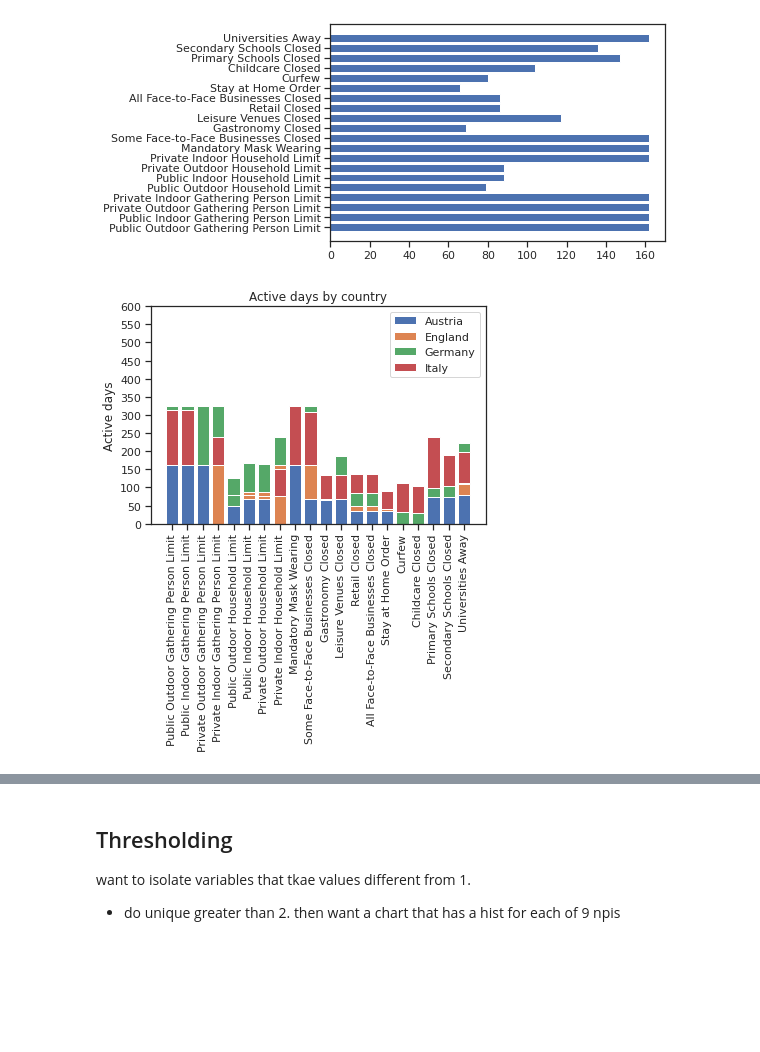
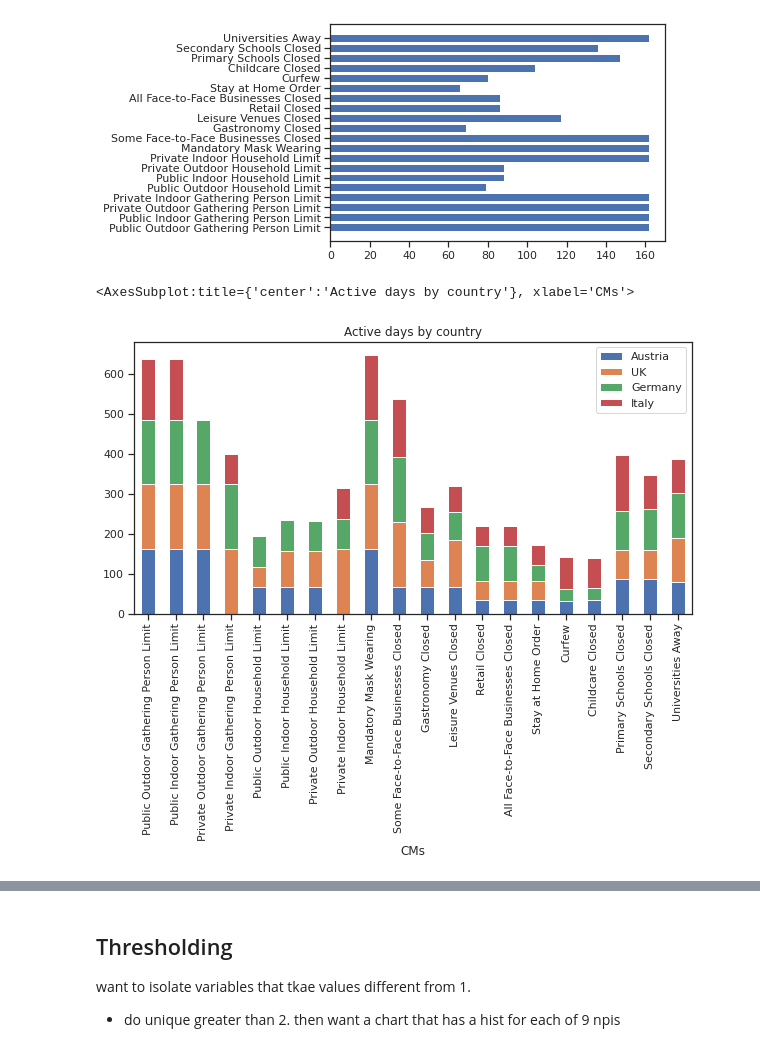
Before and after one commit to MrinankSharma/COVID19NPISecondWave, a Jupyter notebook: notebooks/exploratory_data_analysis.ipynb, the cells around one changed output, grey strips where cells are left out. Cells and saved outputs as stored; diff of their text form; code cells hidden in the pictures; blank space fills up the shorter version.

Commit message:
Added region info, added axes, resized plots

```diff
--- a/notebooks/exploratory_data_analysis.ipynb
+++ b/notebooks/exploratory_data_analysis.ipynb
@@ -70,31 +70,18 @@ plt.barh(y=CMs, width=active_days)
 # %%
 def count_active_days_country(npi):
     non_zero_rows = [ind for ind in range(df.shape[0]) if df[npi][ind] != 0]
     active_inds = []
     for country in np.unique(df['Country']):
         active_ind = [ind for ind in non_zero_rows if df['Country'][ind] == country]
         count = len(np.unique(df['Date'][active_ind]))
         active_inds.append(count)
     return active_inds
 active_days_country = [count_active_days_country(npi) for npi in CMs]
-active_days_country = pd.DataFrame.from_records(active_days_country)
-
-plt.xticks(rotation=90)
-ind = np.arange(len(CMs))
-p1 = plt.bar(ind, active_days_country[0])
-p2 = plt.bar(ind, active_days_country[1],
-             bottom=active_days_country[0])
-p3 = plt.bar(ind, active_days_country[2],
-             bottom=active_days_country[1])
-p4 = plt.bar(ind, active_days_country[3],
-             bottom=active_days_country[2])
-plt.ylabel('Active days')
-plt.title('Active days by country')
-plt.xticks(ind, CMs)
-plt.yticks(np.arange(0, 4*162, 50))
-plt.legend((p1[0], p2[0], p3[0], p4[0]), np.unique(df['Country']))
-
-plt.show()
+active_days_country = pd.DataFrame((active_days_country))
+active_days_country.columns = ['Austria', 'UK', 'Germany', 'Italy']
+active_days_country['CMs'] = CMs
+active_days_country.set_index('CMs').plot(kind='bar', stacked=True, title='Active days by country', figsize = (10,5))
 # %% [output]
+<AxesSubplot:title={'center':'Active days by country'}, xlabel='CMs'>
-[figure, old version]
+[figure, new version]
 # %%
```
Also changed, not shown: parts of 5 cells of this notebook.
